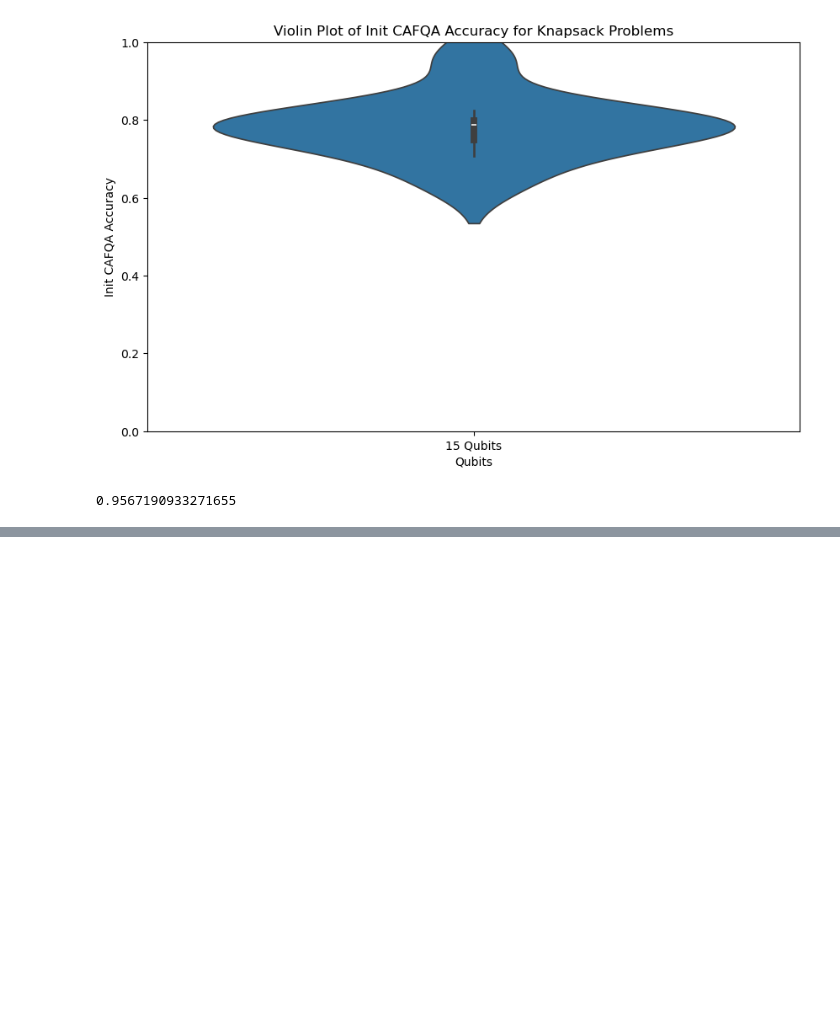
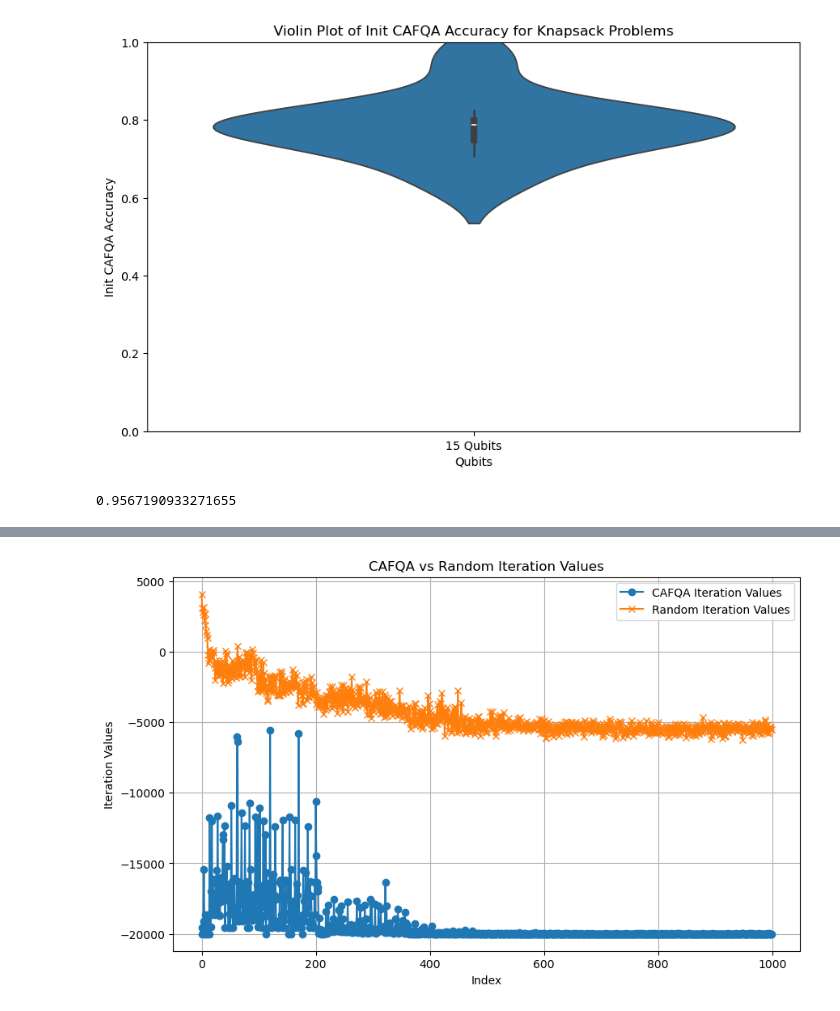
Before and after one commit to d-bharadwaj/SPIQ, a Jupyter notebook: playground_scripts/plotting_notebook.ipynb, the cells around one changed output, grey strips where cells are left out. Drawn from its saved outputs; the diff is of its cells as text; code cells hidden in the pictures; blank space fills up the shorter version.

```diff
--- a/playground_scripts/plotting_notebook.ipynb
+++ b/playground_scripts/plotting_notebook.ipynb
@@ -367,0 +418,33 @@ plt.show()
+# %%
+#Teague Data (11 qubits)
+
+teague_data = np.load( '../np_data/teague_data/8_qubits/results.npy',allow_pickle=True).item()
+teague_df = pd.DataFrame({
+    'CAFQA Final Energy': [teague_data['cafqa_fin_energy']],
+    'Random Result Energy': [teague_data['random_result_energy']],
+    'CAFQA Iteration Values': [teague_data['cafqa_iteration_vals']],
+    'Random Iteration Values': [teague_data['random_iteration_vals']]
+})
+teague_df
+
+# Extract the iteration values
+cafqa_iteration_vals = teague_data['cafqa_iteration_vals']
+random_iteration_vals = teague_data['random_iteration_vals']
+
+# Create a range for the x-axis (indices)
+indices = range(len(cafqa_iteration_vals))
+
+# Plot the iteration values
+plt.figure(figsize=(10, 6))
+plt.plot(indices, cafqa_iteration_vals, label='CAFQA Iteration Values', marker='o')
+plt.plot(indices, random_iteration_vals, label='Random Iteration Values', marker='x')
+
+# Add labels, title, legend, and grid
+plt.xlabel('Index')
+plt.ylabel('Iteration Values')
+plt.title('CAFQA vs Random Iteration Values')
+plt.legend()
+plt.grid()
+plt.show()
+# %% [output]
+[figure, added]
```
Also changed, not shown: parts of 7 cells of this notebook, 38 other files.
